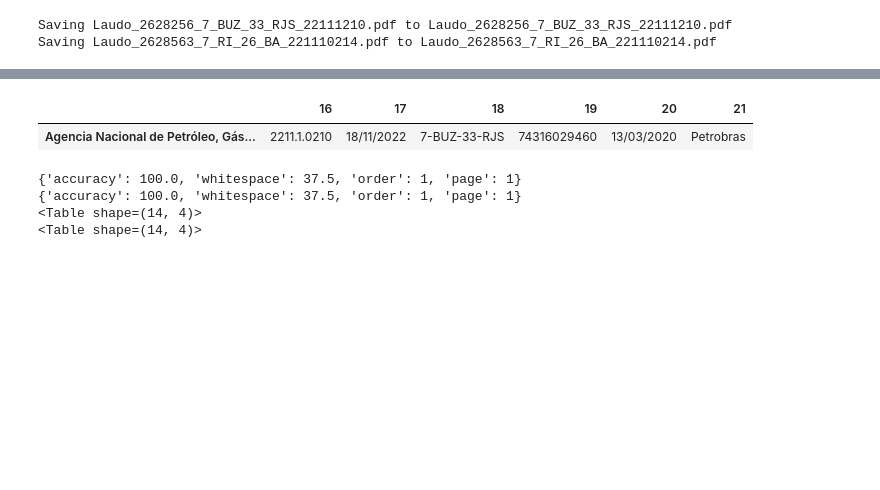
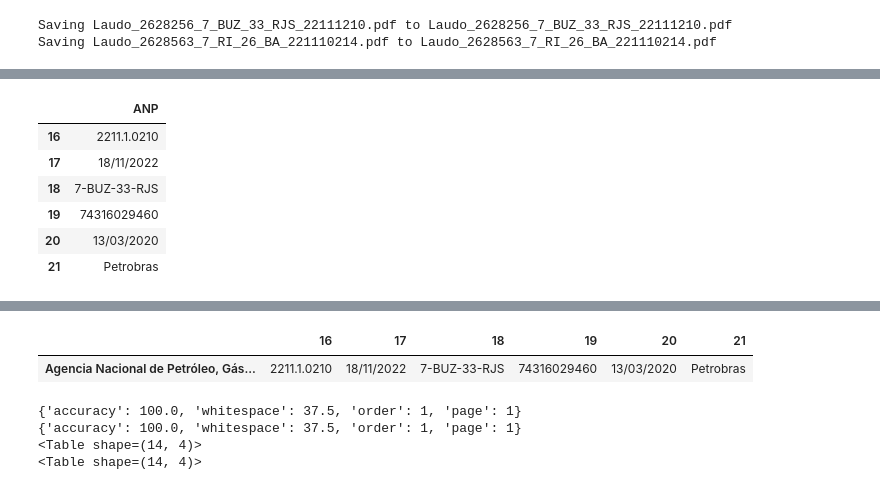
Before and after one commit to fabiobasson/my-frirst-repo, a Jupyter notebook: oficios_qualidade.ipynb, the cells around one changed output, grey strips where cells are left out. Saved outputs shown, nothing was run; the diff lists cells and outputs as text; code cells hidden in the pictures; blank space fills up the shorter version.

```diff
--- a/oficios_qualidade.ipynb
+++ b/oficios_qualidade.ipynb
@@ -113,3 +146,12 @@ Requirement already satisfied: pycparser in /usr/local/lib/python3.10/dist-packa
-# %%
-df2.rename(columns={'16': 'Nº do Laudo de Reprovação','17': 'Data da valiação'}, inplace=True)
+# %%
+df2.rename(columns = {'Agencia Nacional de Petróleo, Gás Natura e Biocombustíveis':'ANP'}, inplace = True)
+df2
+# %% [output]
+|  | ANP |
+| 16 | 2211.1.0210 |
+| 17 | 18/11/2022 |
+| 18 | 7-BUZ-33-RJS |
+| 19 | 74316029460 |
+| 20 | 13/03/2020 |
+| 21 | Petrobras |
 # %%
```
Also changed, not shown: parts of 8 cells of this notebook.
